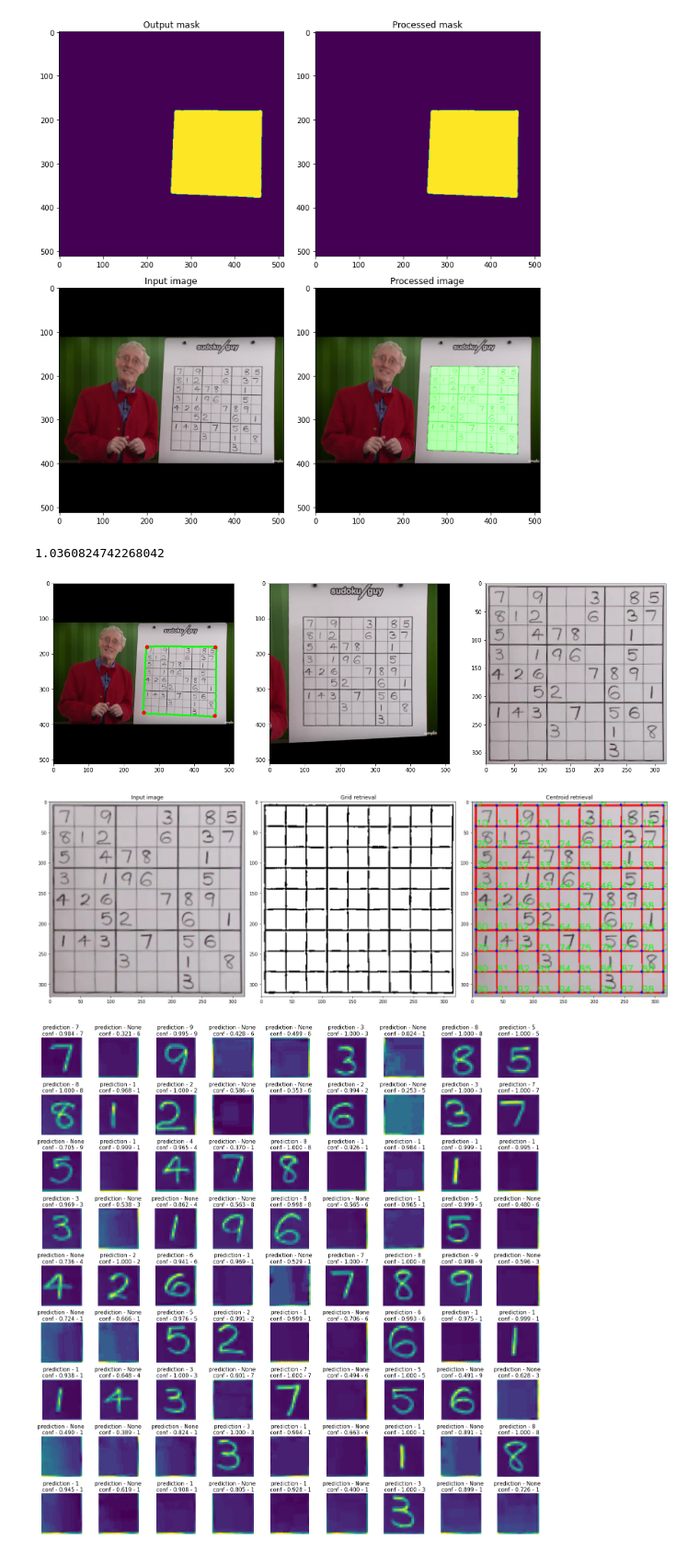
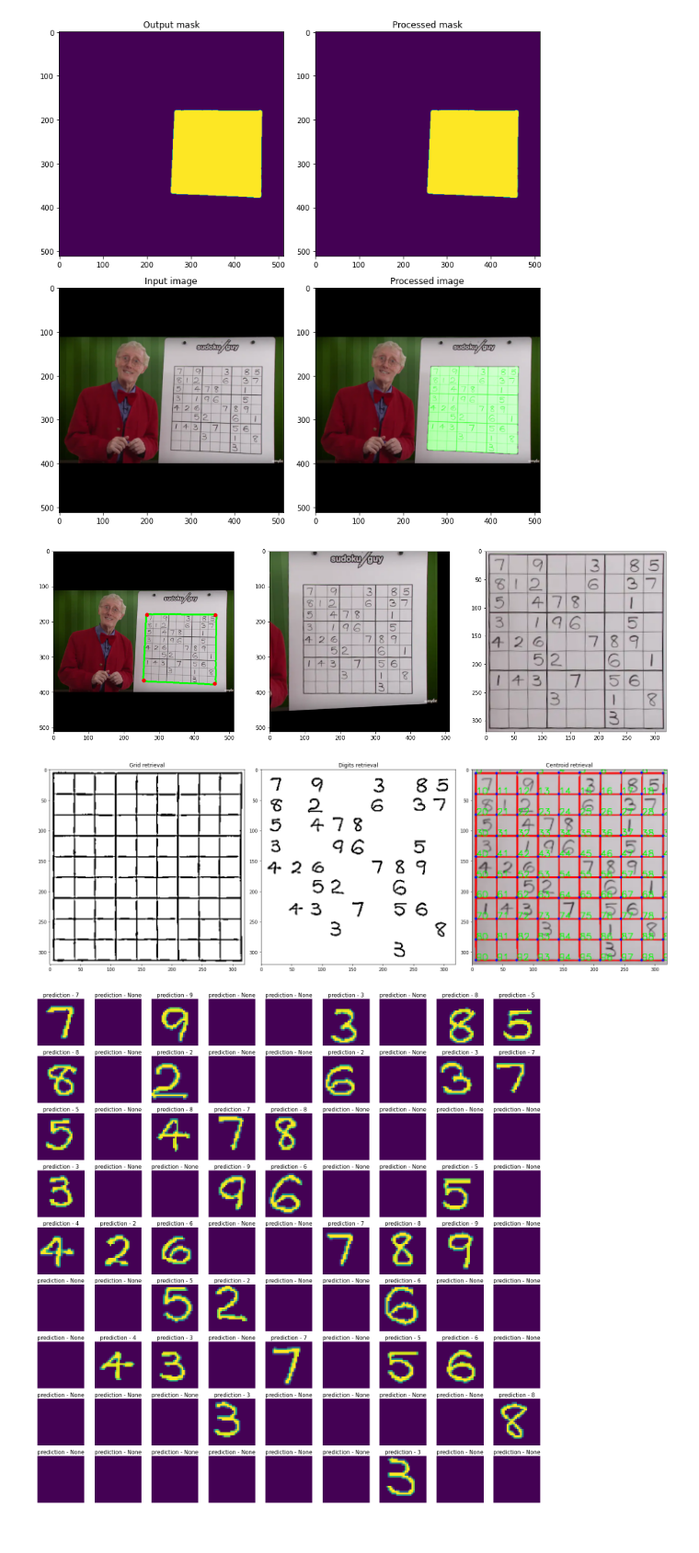
Before and after one commit to AntoninJoly/sudoku, a Jupyter notebook: notebook/sudoku_solver.ipynb, the cells around one changed output. Shown at 92% size. Drawn from its saved outputs; the diff is of its cells as text; code cells hidden in the pictures.

Commit message:
Updated notebook with solver

```diff
--- a/notebook/sudoku_solver.ipynb
+++ b/notebook/sudoku_solver.ipynb
@@ -180,11 +201,11 @@ plt.show()
 # %% [output]
 [figure]
 # %%
-corner, warp, warp_box = find_corners_harris(img_in, mask)
+(vis, warp, warp_box), corner_warp = find_corners_harris(img_in, mask)
 
 fig = plt.figure(figsize=(20,10))
 plt.subplot(1,3,1)
-plt.imshow(corner)
+plt.imshow(vis)
 plt.subplot(1,3,2)
 plt.imshow(warp)
 plt.subplot(1,3,3)
@@ -192,44 +213,46 @@ plt.imshow(warp_box)
 
 plt.show()
 # %% [output]
-1.0360824742268042
 [figure]
 # %%
-centroid, (grid, vis), bbox = get_res(warp_box)
+centroid, (grid_vis, digit_vis), bbox, X, vis = get_res(warp_box)
 
 fig = plt.figure(figsize=(20,10))
 plt.subplot(1,3,1)
-plt.imshow(warp_box)
-plt.title('Input image')
+plt.imshow(grid_vis)
+plt.title('Grid retrieval')
 plt.subplot(1,3,2)
-plt.imshow(grid)
-plt.title('Grid retrieval')
+plt.imshow(digit_vis)
+plt.title('Digits retrieval')
 plt.subplot(1,3,3)
 plt.imshow(vis)
 plt.title('Centroid retrieval')
 
-
 plt.tight_layout()
 plt.show()
 # %% [output]
-[figure, old version]
+[figure, new version]
 # %%
 plt.figure(figsize=(20,20))
-gray = cv2.cvtColor(warp_box, cv2.COLOR_RGB2GRAY)
-for idx, (x0, x1, y0, y1) in enumerate(bbox):
+grid_solve = []
+
+for idx, box in enumerate(bbox):
     offset = 0
-    inv = np.int0(np.invert(gray[y0+offset:y1-offset,x0+offset:x1-offset])).astype(np.uint8)
-    inv = cv2.normalize(inv,  np.zeros(inv.shape), 0, 255, cv2.NORM_MINMAX)
-    mean = np.mean(inv)
-    img_resize = cv2.resize(inv, (28,28), interpolation=cv2.INTER_LINEAR)
+    x0, x1, y0, y1 = box
+    roi = digit_vis[y0+offset:y1-offset,x0+offset:x1-offset]
+    gray = cv2.cvtColor(np.invert(roi), cv2.COLOR_RGB2GRAY)
+    gray = cv2.normalize(gray, np.zeros(gray.shape), 0, 255, cv2.NORM_MINMAX)
+    img_resize = pad_resize_gray(gray, (28,28))
+
     pred, confidence = inference_digit(digit, img_resize)
-    l = pred if confidence > 0.9 else None
-
+    l = pred if np.sum(gray)>100 else None
+    grid_solve.append(l)
     plt.subplot(9,9,idx+1)
-    plt.imshow(inv)
+    plt.imshow(img_resize)
     plt.axis('off')
-    plt.title(f'prediction - {l} \n conf - {confidence:.3f} - {pred}',fontsize=15)
+    plt.title(f'prediction - {l}',fontsize=15)
+grid_solve = np.array(grid_solve).reshape(9,9)
 
 plt.tight_layout()
 # %% [output]
-[figure, old version]
+[figure, new version]
```
Also changed, not shown: parts of 3 cells of this notebook, 2 other files.
